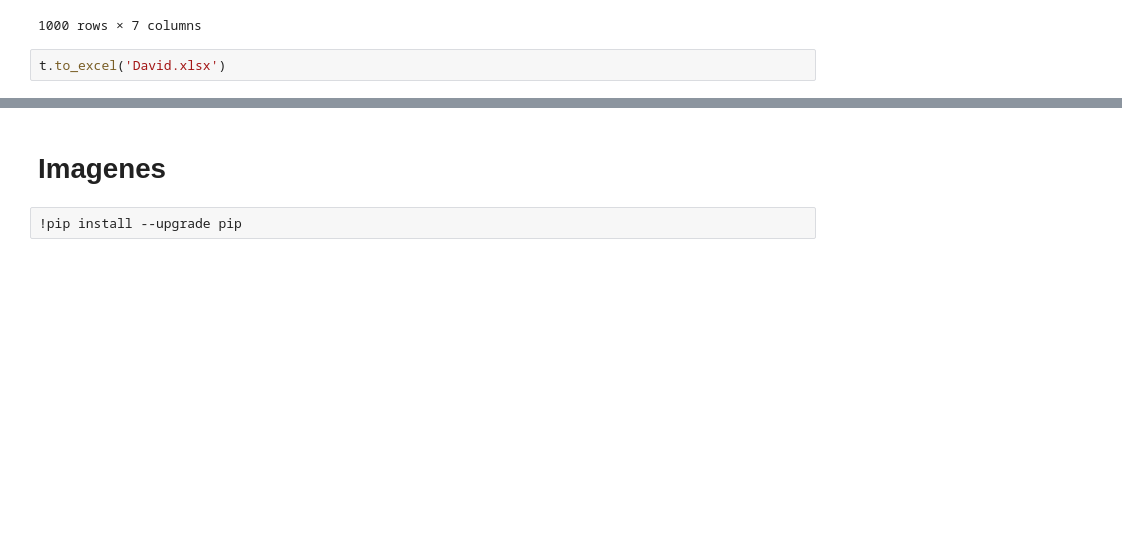
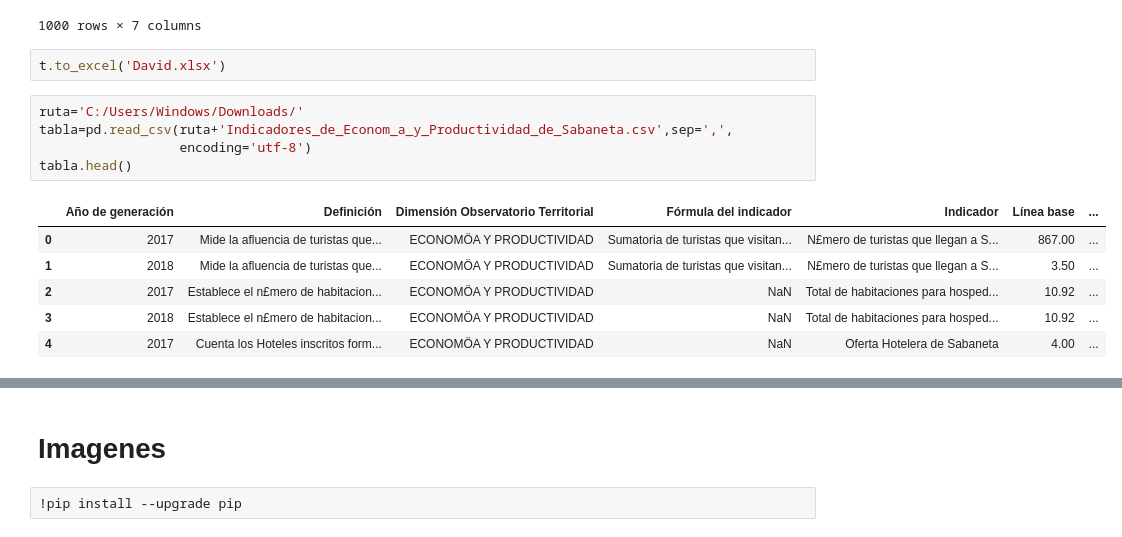
Before and after one commit to dfbustosus/Bootcamp-DS-2023-III, a Jupyter notebook: Clase 5- 12 Sept 2023/Clase 5. Manejo de archivos y datos_nueva.ipynb, the cells around one changed output, grey strips where cells are left out. Saved outputs shown, nothing was run; the diff lists cells and outputs as text; blank space fills up the shorter version.

```diff
--- a/Clase 5- 12 Sept 2023/Clase 5. Manejo de archivos y datos_nueva.ipynb
+++ b/Clase 5- 12 Sept 2023/Clase 5. Manejo de archivos y datos_nueva.ipynb
@@ -717,3 +748,15 @@ t
 1000 rows × 7 columns
 # %%
 t.to_excel('David.xlsx')
+# %%
+ruta='C:/Users/Windows/Downloads/'
+tabla=pd.read_csv(ruta+'Indicadores_de_Econom_a_y_Productividad_de_Sabaneta.csv',sep=',',
+                  encoding='utf-8')
+tabla.head()
+# %% [output]
+|  | Año de generación | Definición | Dimensión Observatorio Territorial | Fórmula del indicador | Indicador | Línea base | ... |
+| 0 | 2017 | Mide la afluencia de turistas que... | ECONOMÖA Y PRODUCTIVIDAD | Sumatoria de turistas que visitan... | N£mero de turistas que llegan a S... | 867.00 | ... |
+| 1 | 2018 | Mide la afluencia de turistas que... | ECONOMÖA Y PRODUCTIVIDAD | Sumatoria de turistas que visitan... | N£mero de turistas que llegan a S... | 3.50 | ... |
+| 2 | 2017 | Establece el n£mero de habitacion... | ECONOMÖA Y PRODUCTIVIDAD | NaN | Total de habitaciones para hosped... | 10.92 | ... |
+| 3 | 2018 | Establece el n£mero de habitacion... | ECONOMÖA Y PRODUCTIVIDAD | NaN | Total de habitaciones para hosped... | 10.92 | ... |
+| 4 | 2017 | Cuenta los Hoteles inscritos form... | ECONOMÖA Y PRODUCTIVIDAD | NaN | Oferta Hotelera de Sabaneta | 4.00 | ... |
```
Also changed, not shown: parts of 24 cells of this notebook, 5 other files.
